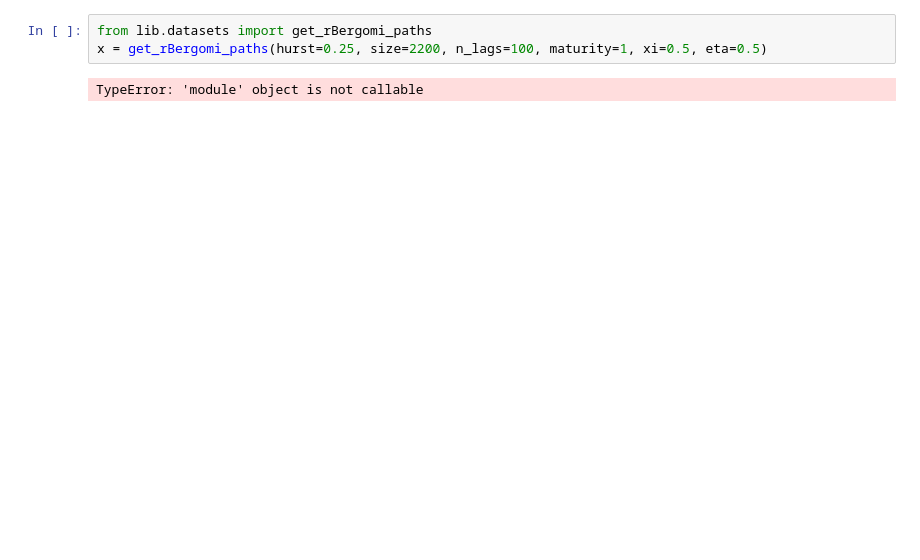
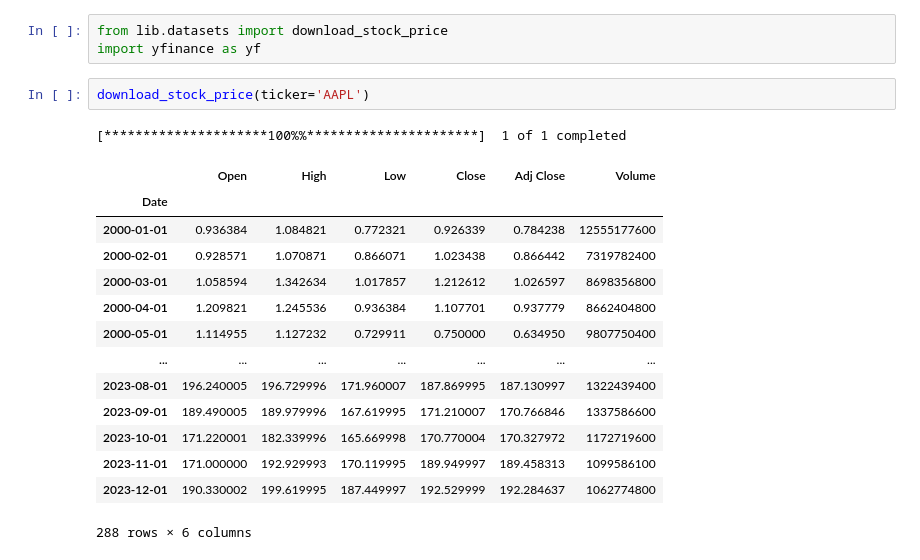
Before and after one commit to levi0206/Signature-GAN, a Jupyter notebook: test_function.ipynb, the cells around one changed output. Cells and saved outputs as stored; diff of their text form; blank space fills up the shorter version.

```diff
--- a/test_function.ipynb
+++ b/test_function.ipynb
@@ -1,5 +1,21 @@
-# %%
-from lib.datasets import get_rBergomi_paths
-x = get_rBergomi_paths(hurst=0.25, size=2200, n_lags=100, maturity=1, xi=0.5, eta=0.5)
-# %% [output]
-TypeError: 'module' object is not callable
+# %%
+from lib.datasets import download_stock_price
+import yfinance as yf
+# %%
+download_stock_price(ticker='AAPL')
+# %% [output]
+[*********************100%%**********************]  1 of 1 completed
+|  | Open | High | Low | Close | Adj Close | Volume |
+| Date |  |  |  |  |  |  |
+| 2000-01-01 | 0.936384 | 1.084821 | 0.772321 | 0.926339 | 0.784238 | 12555177600 |
+| 2000-02-01 | 0.928571 | 1.070871 | 0.866071 | 1.023438 | 0.866442 | 7319782400 |
+| 2000-03-01 | 1.058594 | 1.342634 | 1.017857 | 1.212612 | 1.026597 | 8698356800 |
+| 2000-04-01 | 1.209821 | 1.245536 | 0.936384 | 1.107701 | 0.937779 | 8662404800 |
+| 2000-05-01 | 1.114955 | 1.127232 | 0.729911 | 0.750000 | 0.634950 | 9807750400 |
+| ... | ... | ... | ... | ... | ... | ... |
+| 2023-08-01 | 196.240005 | 196.729996 | 171.960007 | 187.869995 | 187.130997 | 1322439400 |
+| 2023-09-01 | 189.490005 | 189.979996 | 167.619995 | 171.210007 | 170.766846 | 1337586600 |
+| 2023-10-01 | 171.220001 | 182.339996 | 165.669998 | 170.770004 | 170.327972 | 1172719600 |
+| 2023-11-01 | 171.000000 | 192.929993 | 170.119995 | 189.949997 | 189.458313 | 1099586100 |
+| 2023-12-01 | 190.330002 | 199.619995 | 187.449997 | 192.529999 | 192.284637 | 1062774800 |
+288 rows × 6 columns
```
Also changed, not shown: parts of 4 cells of this notebook, 21 other files.
